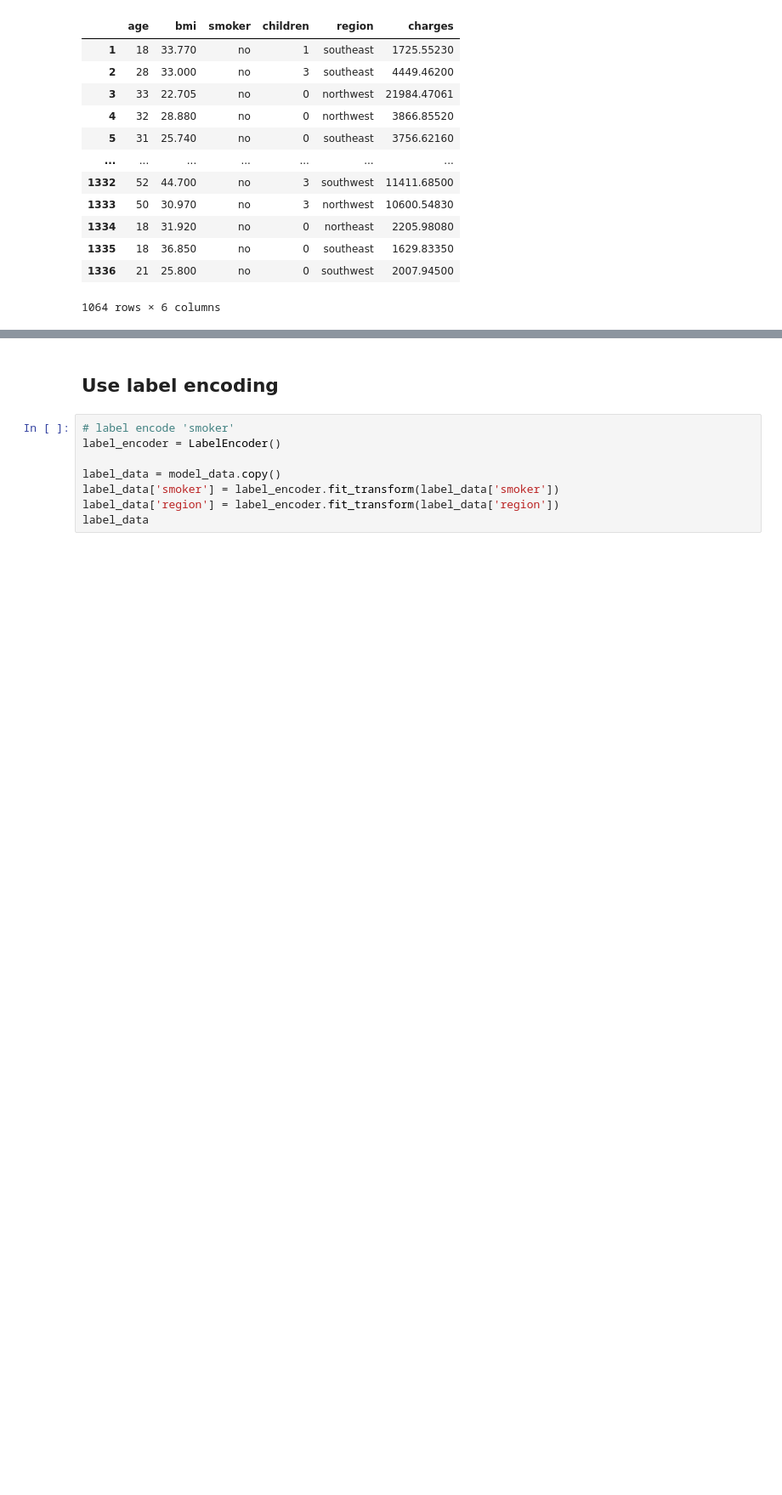
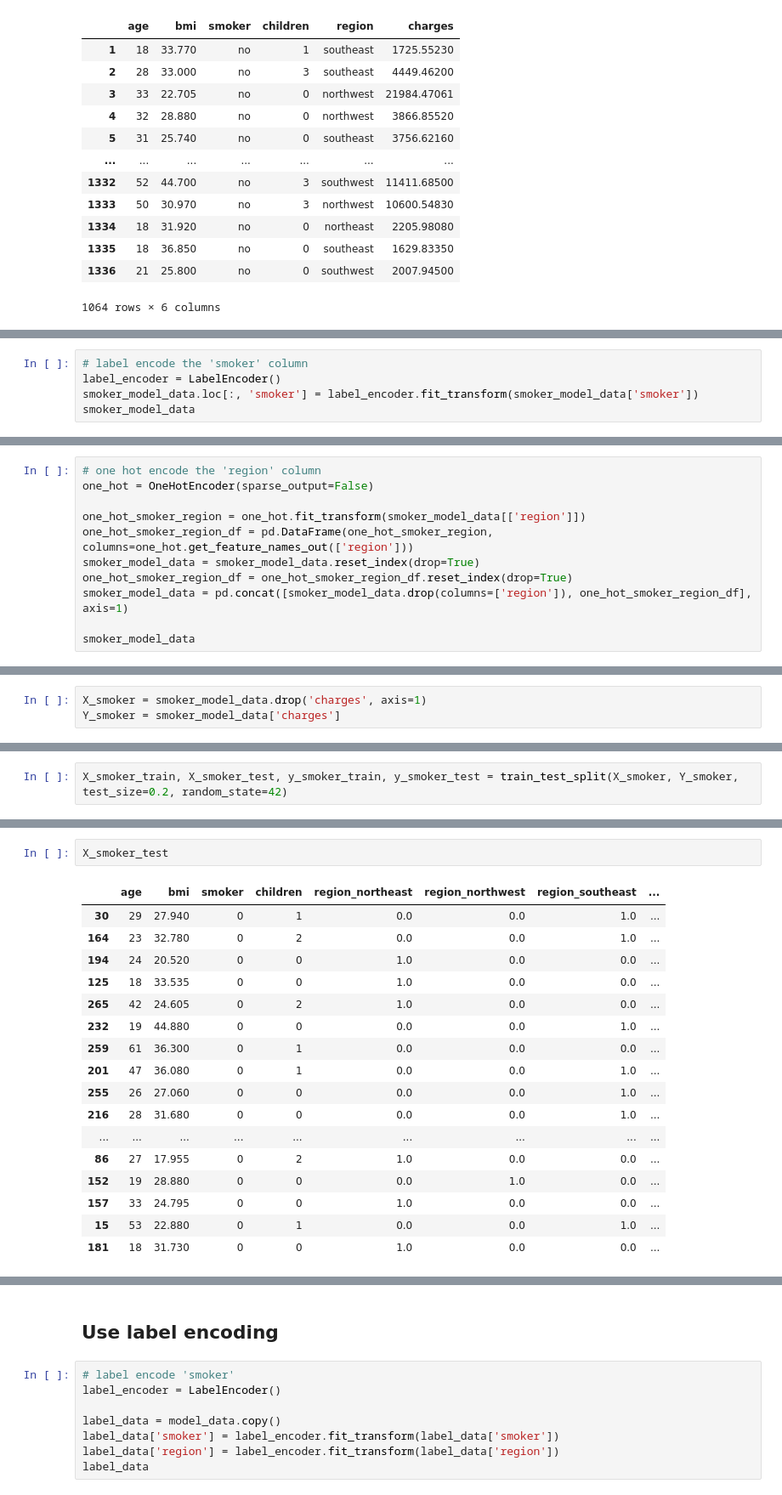
Before and after one commit to Dansah2/Dansah2_LinearRegression_4GeeksProject, a Jupyter notebook: src/explore.ipynb, the cells around one changed output, grey strips where cells are left out. Shown at 85% size. Cells and saved outputs as stored; diff of their text form; blank space fills up the shorter version.

Commit message:
completed smoker model

```diff
--- a/src/explore.ipynb
+++ b/src/explore.ipynb
@@ -337,0 +364,5 @@ non_smoker_model_data
+# %%
+# label encode the 'smoker' column
+label_encoder = LabelEncoder()
+smoker_model_data.loc[:, 'smoker'] = label_encoder.fit_transform(smoker_model_data['smoker'])
+smoker_model_data
@@ -337,0 +383,11 @@ non_smoker_model_data
+# %%
+# one hot encode the 'region' column
+one_hot = OneHotEncoder(sparse_output=False)
+
+one_hot_smoker_region = one_hot.fit_transform(smoker_model_data[['region']])
+one_hot_smoker_region_df = pd.DataFrame(one_hot_smoker_region, columns=one_hot.get_feature_names_out(['region']))
+smoker_model_data = smoker_model_data.reset_index(drop=True)
+one_hot_smoker_region_df = one_hot_smoker_region_df.reset_index(drop=True)
+smoker_model_data = pd.concat([smoker_model_data.drop(columns=['region']), one_hot_smoker_region_df], axis=1)
+
+smoker_model_data
@@ -337,0 +408,3 @@ non_smoker_model_data
+# %%
+X_smoker = smoker_model_data.drop('charges', axis=1)
+Y_smoker = smoker_model_data['charges']
@@ -337,0 +442,2 @@ non_smoker_model_data
+# %%
+X_smoker_train, X_smoker_test, y_smoker_train, y_smoker_test = train_test_split(X_smoker, Y_smoker, test_size=0.2, random_state=42)
@@ -337,0 +460,20 @@ non_smoker_model_data
+# %%
+X_smoker_test
+# %% [output]
+|  | age | bmi | smoker | children | region_northeast | region_northwest | region_southeast | ... |
+| 30 | 29 | 27.940 | 0 | 1 | 0.0 | 0.0 | 1.0 | ... |
+| 164 | 23 | 32.780 | 0 | 2 | 0.0 | 0.0 | 1.0 | ... |
+| 194 | 24 | 20.520 | 0 | 0 | 1.0 | 0.0 | 0.0 | ... |
+| 125 | 18 | 33.535 | 0 | 0 | 1.0 | 0.0 | 0.0 | ... |
+| 265 | 42 | 24.605 | 0 | 2 | 1.0 | 0.0 | 0.0 | ... |
+| 232 | 19 | 44.880 | 0 | 0 | 0.0 | 0.0 | 1.0 | ... |
+| 259 | 61 | 36.300 | 0 | 1 | 0.0 | 0.0 | 0.0 | ... |
+| 201 | 47 | 36.080 | 0 | 1 | 0.0 | 0.0 | 1.0 | ... |
+| 255 | 26 | 27.060 | 0 | 0 | 0.0 | 0.0 | 1.0 | ... |
+| 216 | 28 | 31.680 | 0 | 0 | 0.0 | 0.0 | 1.0 | ... |
+| ... | ... | ... | ... | ... | ... | ... | ... | ... |
+| 86 | 27 | 17.955 | 0 | 2 | 1.0 | 0.0 | 0.0 | ... |
+| 152 | 19 | 28.880 | 0 | 0 | 0.0 | 1.0 | 0.0 | ... |
+| 157 | 33 | 24.795 | 0 | 0 | 1.0 | 0.0 | 0.0 | ... |
+| 15 | 53 | 22.880 | 0 | 1 | 0.0 | 0.0 | 1.0 | ... |
+| 181 | 18 | 31.730 | 0 | 0 | 1.0 | 0.0 | 0.0 | ... |
```
Also changed, not shown: parts of 17 cells of this notebook.
